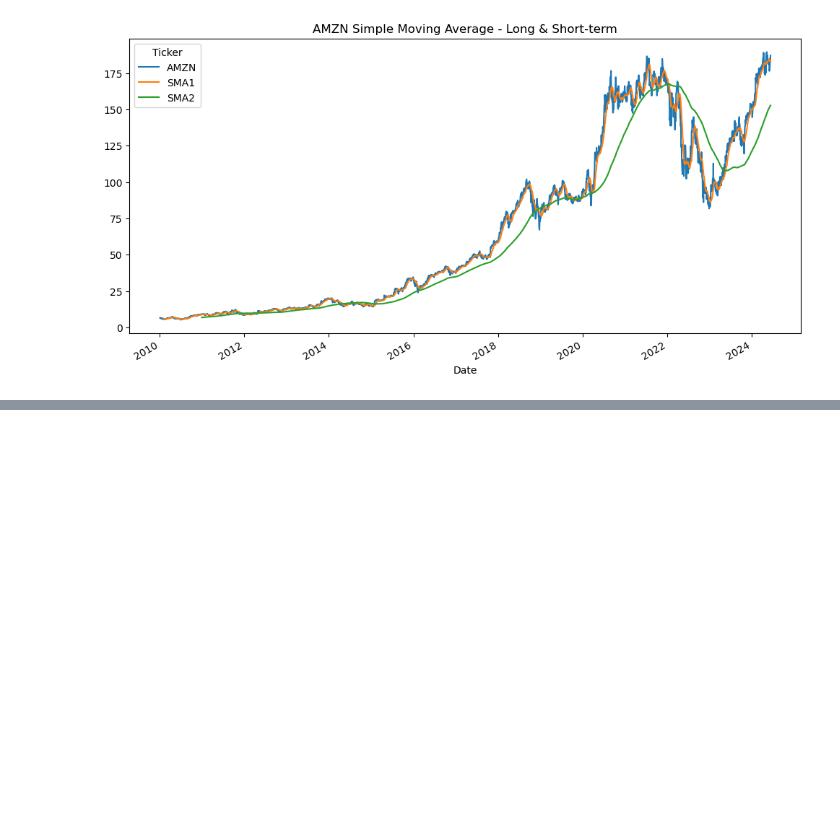
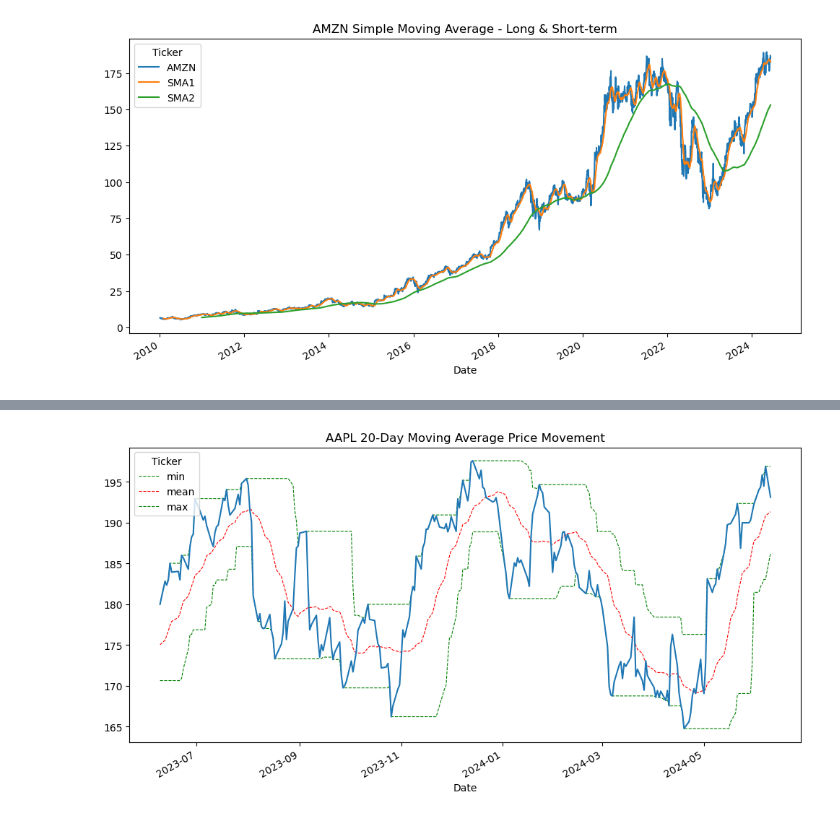
Before and after one commit to Respec-Do/study_Time_series, a Jupyter notebook: d_financial_market.ipynb, the cells around one changed output, grey strips where cells are left out. Drawn from its saved outputs; the diff is of its cells as text; code cells hidden in the pictures; blank space fills up the shorter version.

```diff
--- a/d_financial_market.ipynb
+++ b/d_financial_market.ipynb
@@ -246,0 +262,3 @@ plt.show()
+# %%
+aapl_df = f_df[['AAPL']].dropna()
+aapl_df
@@ -246,0 +280,10 @@ plt.show()
+# %%
+window = 20
+
+aapl_df['min'] = aapl_df['AAPL'].rolling(window=window).min()
+aapl_df['mean'] = aapl_df['AAPL'].rolling(window=window).mean()
+aapl_df['std'] = aapl_df['AAPL'].rolling(window=window).std()
+aapl_df['median'] = aapl_df['AAPL'].rolling(window=window).median()
+aapl_df['max'] = aapl_df['AAPL'].rolling(window=window).max()
+
+aapl_df.dropna()
@@ -246,0 +305,10 @@ plt.show()
+# %%
+import matplotlib.pyplot as plt
+
+# 각 라그 값 별로, 최소, 평균, 최대 값을 구함.
+ax = aapl_df[['min', 'mean', 'max']].iloc[-252:].plot(figsize=(12, 6), style=['g--', 'r--', 'g--'], lw=0.8)
+aapl_df['AAPL'].iloc[-252:].plot(ax=ax)
+plt.title("AAPL 20-Day Moving Average Price Movement")
+plt.show()
+# %% [output]
+[figure, added]
```
Also changed, not shown: parts of 15 cells of this notebook, 3 other files.
